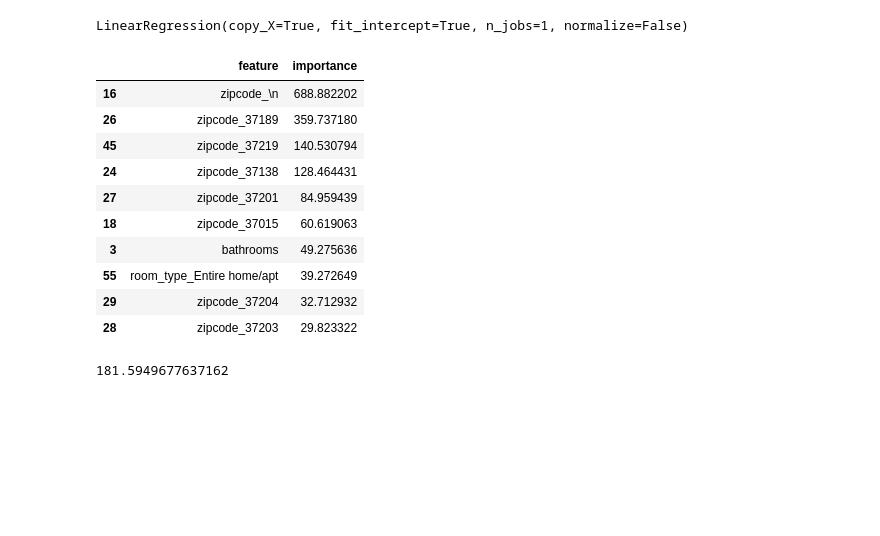
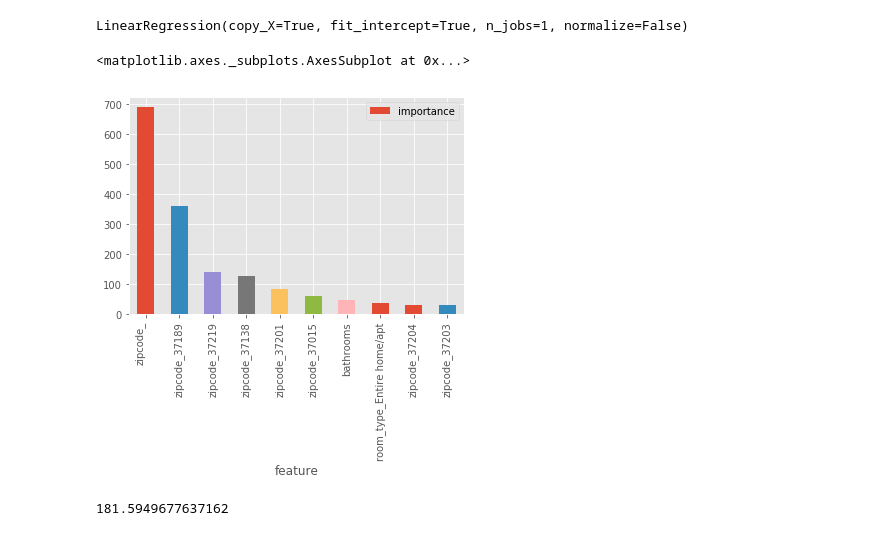
Before and after one commit to dhruvkwal/Data-Bootcamp-Final-Project, a Jupyter notebook: Khandelwal_Verma_Final_Project.ipynb, the cells around one changed output. Cells and saved outputs as stored; diff of their text form; code cells hidden in the pictures; blank space fills up the shorter version.

```diff
--- a/Khandelwal_Verma_Final_Project.ipynb
+++ b/Khandelwal_Verma_Final_Project.ipynb
@@ -518,19 +518,10 @@ LinearRegression(copy_X=True, fit_intercept=True, n_jobs=1, normalize=False)
 # %%
 #Checking for features with most importance
 ols_coefficients = pd.DataFrame({'feature': X_train.columns, 'importance': lm.coef_})
-ols_coefficients.sort_values('importance', ascending=False)[:10]
+ols_coefficients.sort_values('importance', ascending=False)[:10].plot(x='feature', y='importance', kind='bar')
 # %% [output]
-|  | feature | importance |
-| 16 | zipcode_\n | 688.882202 |
-| 26 | zipcode_37189 | 359.737180 |
-| 45 | zipcode_37219 | 140.530794 |
-| 24 | zipcode_37138 | 128.464431 |
-| 27 | zipcode_37201 | 84.959439 |
-| 18 | zipcode_37015 | 60.619063 |
-| 3 | bathrooms | 49.275636 |
-| 55 | room_type_Entire home/apt | 39.272649 |
-| 29 | zipcode_37204 | 32.712932 |
-| 28 | zipcode_37203 | 29.823322 |
+<matplotlib.axes._subplots.AxesSubplot at 0x...>
+[figure, added]
 # %%
 #OLS mean squared error on test dataset
 ols_y_predict = lm.predict(X_test)
```
